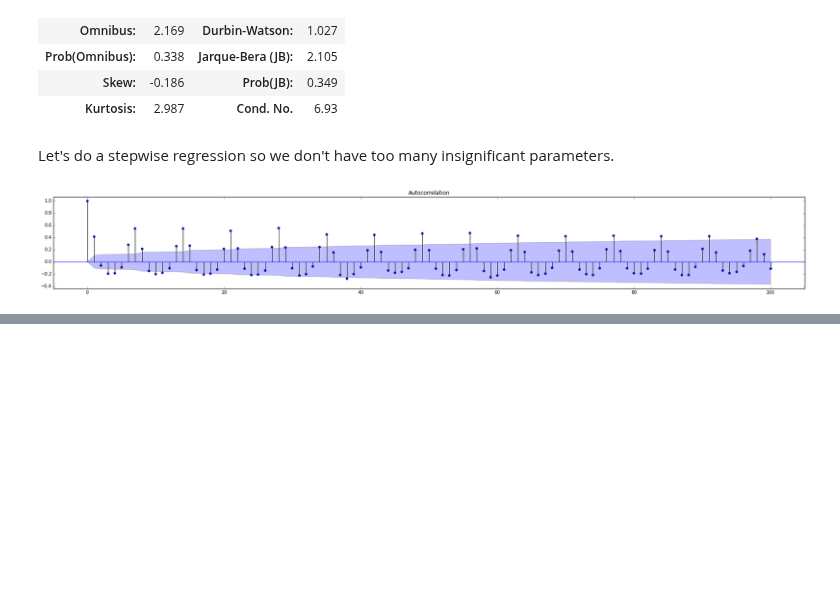
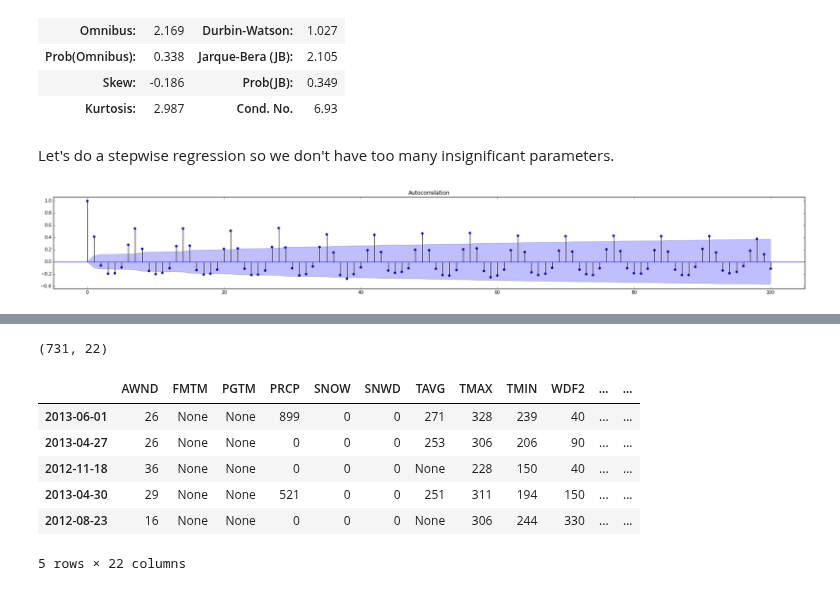
Before and after one commit to shihabhasan/call-for-service, a Jupyter notebook: working_files/notebooks/Time Series Analysis.ipynb, the cells around one changed output, grey strips where cells are left out. Drawn from its saved outputs; the diff is of its cells as text; code cells hidden in the pictures; blank space fills up the shorter version.

```diff
--- a/working_files/notebooks/Time Series Analysis.ipynb
+++ b/working_files/notebooks/Time Series Analysis.ipynb
@@ -244,0 +310,19 @@ sm.tsa.stattools.arma_order_select_ic(df, max_ar=14, max_ma=14)
+# %%
+weather_df = load_weather_data('../csv_data/tampa_weather.csv')
+"""
+# We only want columns that are also available for the durham data
+for col in weather_df:
+    if col not in durham_cols:
+        weather_df = weather_df.drop(col, axis=1)
+"""
+print(weather_df.shape)
+weather_df.head()
+# %% [output]
+(731, 22)
+|  | AWND | FMTM | PGTM | PRCP | SNOW | SNWD | TAVG | TMAX | TMIN | WDF2 | ... | ... |
+| 2013-06-01 | 26 | None | None | 899 | 0 | 0 | 271 | 328 | 239 | 40 | ... | ... |
+| 2013-04-27 | 26 | None | None | 0 | 0 | 0 | 253 | 306 | 206 | 90 | ... | ... |
+| 2012-11-18 | 36 | None | None | 0 | 0 | 0 | None | 228 | 150 | 40 | ... | ... |
+| 2013-04-30 | 29 | None | None | 521 | 0 | 0 | 251 | 311 | 194 | 150 | ... | ... |
+| 2012-08-23 | 16 | None | None | 0 | 0 | 0 | None | 306 | 244 | 330 | ... | ... |
+5 rows × 22 columns
```
Also changed, not shown: parts of 14 cells of this notebook, 1 other file.
